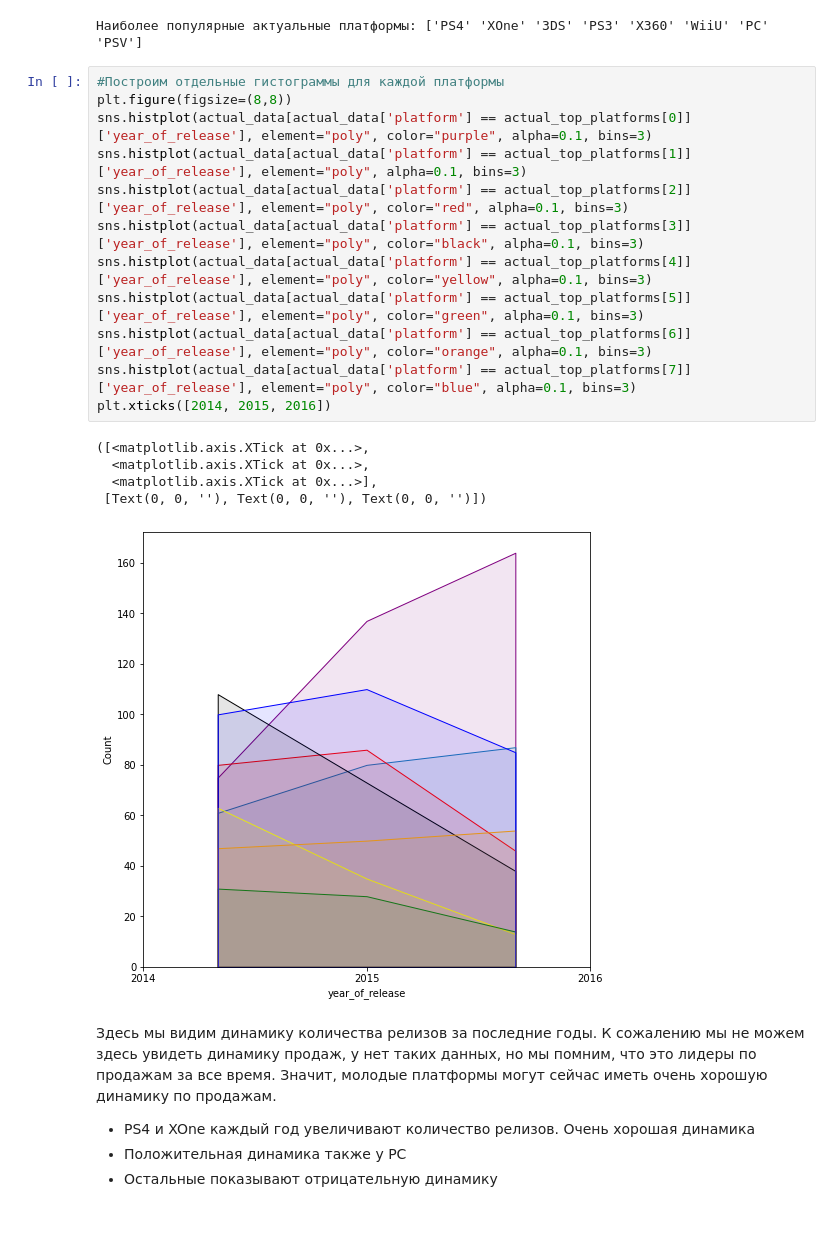
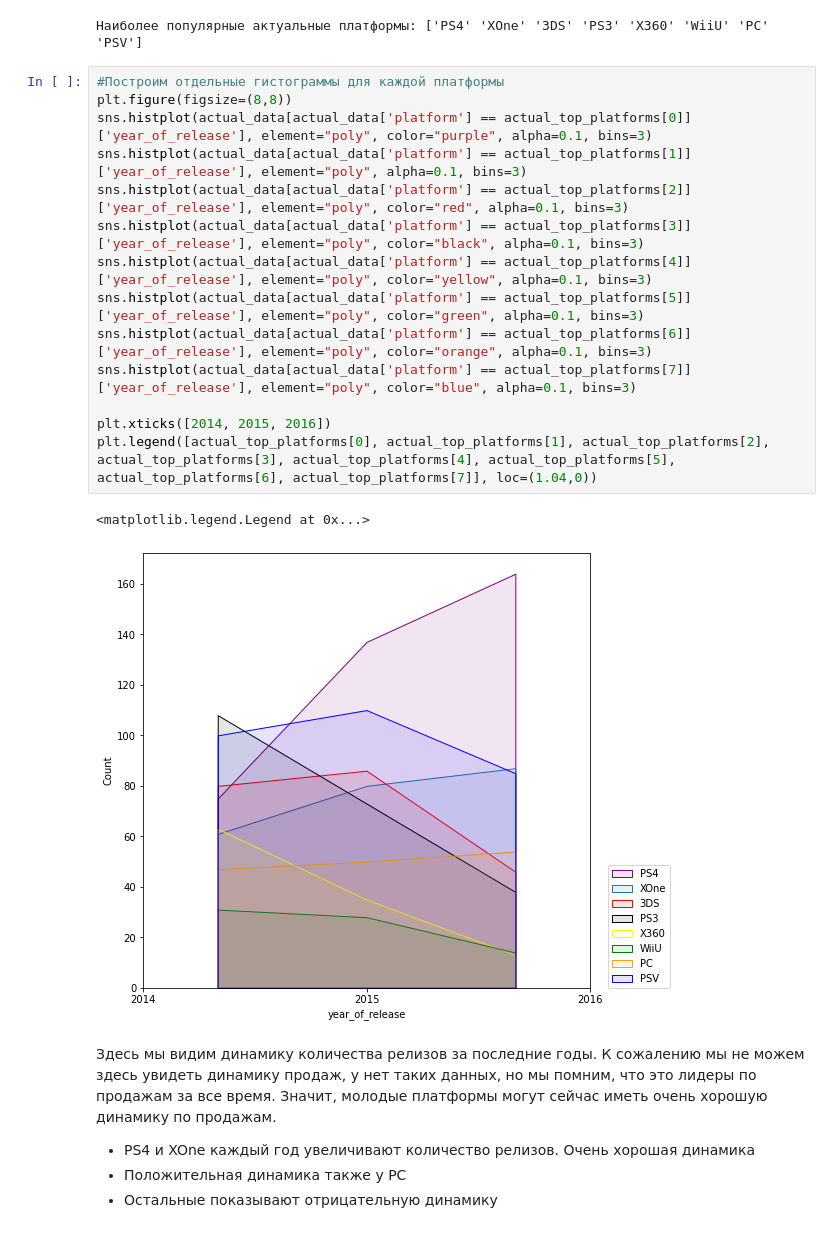
Before and after one commit to badykshanov/yandex_practicum_projects, a Jupyter notebook: work-on-project-4/Project work 4 - Assembly project 1 - Badykshanov Niyaz.ipynb, the cells around one changed output. Drawn from its saved outputs; the diff is of its cells as text.

```diff
--- a/work-on-project-4/Project work 4 - Assembly project 1 - Badykshanov Niyaz.ipynb
+++ b/work-on-project-4/Project work 4 - Assembly project 1 - Badykshanov Niyaz.ipynb
@@ -711,21 +691,20 @@ print('Наиболее популярные актуальные платфор
 # %%
 #Построим отдельные гистограммы для каждой платформы
 plt.figure(figsize=(8,8))
 sns.histplot(actual_data[actual_data['platform'] == actual_top_platforms[0]]['year_of_release'], element="poly", color="purple", alpha=0.1, bins=3)
 sns.histplot(actual_data[actual_data['platform'] == actual_top_platforms[1]]['year_of_release'], element="poly", alpha=0.1, bins=3)
 sns.histplot(actual_data[actual_data['platform'] == actual_top_platforms[2]]['year_of_release'], element="poly", color="red", alpha=0.1, bins=3)
 sns.histplot(actual_data[actual_data['platform'] == actual_top_platforms[3]]['year_of_release'], element="poly", color="black", alpha=0.1, bins=3)
 sns.histplot(actual_data[actual_data['platform'] == actual_top_platforms[4]]['year_of_release'], element="poly", color="yellow", alpha=0.1, bins=3)
 sns.histplot(actual_data[actual_data['platform'] == actual_top_platforms[5]]['year_of_release'], element="poly", color="green", alpha=0.1, bins=3)
 sns.histplot(actual_data[actual_data['platform'] == actual_top_platforms[6]]['year_of_release'], element="poly", color="orange", alpha=0.1, bins=3)
 sns.histplot(actual_data[actual_data['platform'] == actual_top_platforms[7]]['year_of_release'], element="poly", color="blue", alpha=0.1, bins=3)
+
 plt.xticks([2014, 2015, 2016])
+plt.legend([actual_top_platforms[0], actual_top_platforms[1], actual_top_platforms[2], actual_top_platforms[3], actual_top_platforms[4], actual_top_platforms[5], actual_top_platforms[6], actual_top_platforms[7]], loc=(1.04,0))
 # %% [output]
-([<matplotlib.axis.XTick at 0x...>,
-  <matplotlib.axis.XTick at 0x...>,
-  <matplotlib.axis.XTick at 0x...>],
- [Text(0, 0, ''), Text(0, 0, ''), Text(0, 0, '')])
+<matplotlib.legend.Legend at 0x...>
-[figure, old version]
+[figure, new version]
 # %% [markdown]
 Здесь мы видим динамику количества релизов за последние годы. К сожалению мы не можем здесь увидеть динамику продаж, у нет таких данных, но мы помним, что это лидеры по продажам за все время. Значит, молодые платформы могут сейчас иметь очень хорошую динамику по продажам.
 * PS4 и XOne каждый год увеличивают количество релизов. Очень хорошая динамика
```
Also changed, not shown: parts of 11 cells of this notebook.
